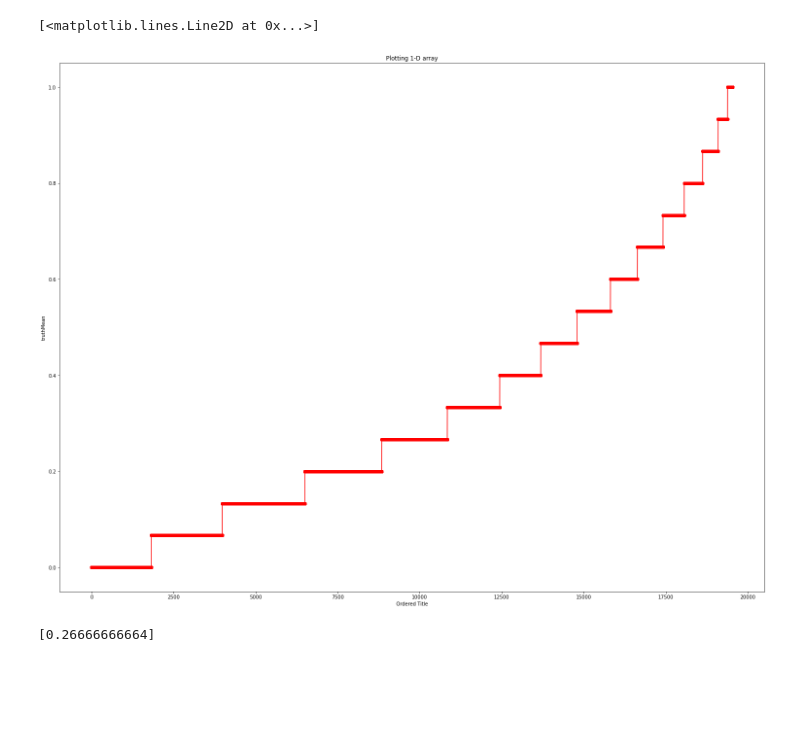
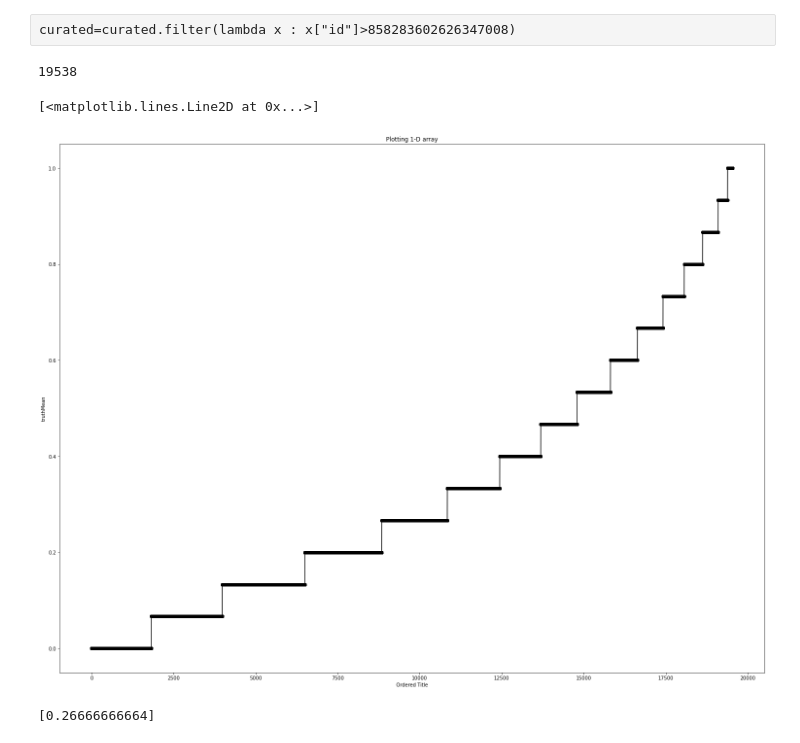
Before and after one commit to caush/Clickbait, a Jupyter notebook: Transfert.ipynb, the cells around one changed output. Drawn from its saved outputs; the diff is of its cells as text; code cells hidden in the pictures; blank space fills up the shorter version.

Commit message:
Tests du 14 avril 2022

```diff
--- a/Transfert.ipynb
+++ b/Transfert.ipynb
@@ -71,5 +125,17 @@ curated.to_pandas()
+# %%
+if modelPath == "ClickbaitTest":
+    # La il va falloir filtrer pour Actualités, trucs et astuces
+    import re
+    pageName = 'Actualités, trucs et astuces'
+    p = re.compile(pageName)
+    curated=curated.filter(lambda x : p.match(x["Page name"]))
+# %% [raw]
+curated=curated.filter(lambda x : x["id"]>858283602626347008)
 # %%
 longueur= len(curated)
+longueur
+# %% [output]
+19538
 # %%
 trie=sorted(curated[LCfraction])
 # %%
@@ -77,14 +143,14 @@ import matplotlib.pyplot as plt
 # %%
 plt.figure(figsize=(26, 20))
 plt.title("Plotting 1-D array")
 plt.xlabel("Ordered Title")
 plt.ylabel(LCfraction)
 x = np.array(range(0, longueur))
 y = np.array(trie)
-plt.plot(x, y, color = "red", marker = "o", label = "Array elements")
+plt.plot(x, y, color = "black", marker = "o", label = "Array elements")
 # %% [output]
 [<matplotlib.lines.Line2D at 0x...>]
-[figure, old version]
+[figure, new version]
 # %%
 ncf=[None] * (num_labels-1)
 for i in range(num_labels-1):
```
Also changed, not shown: parts of 33 cells of this notebook, 1 other file.
